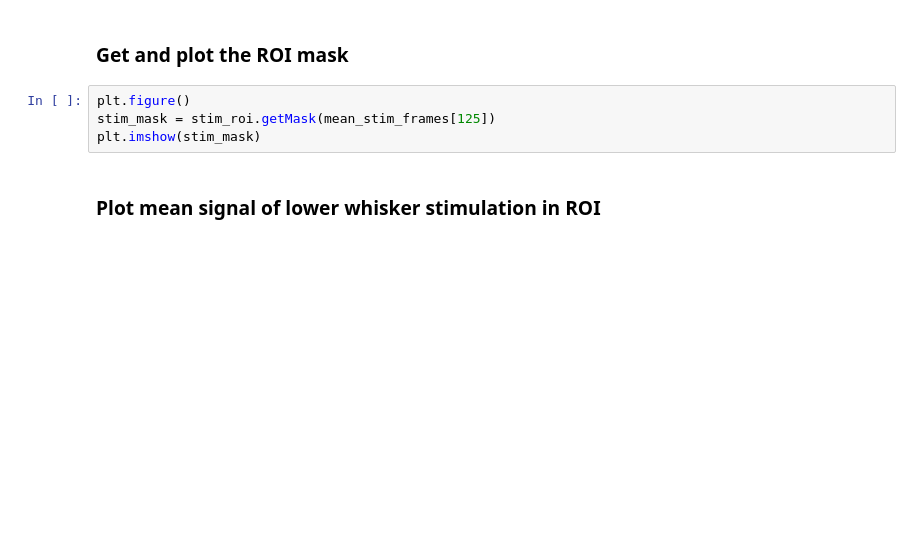
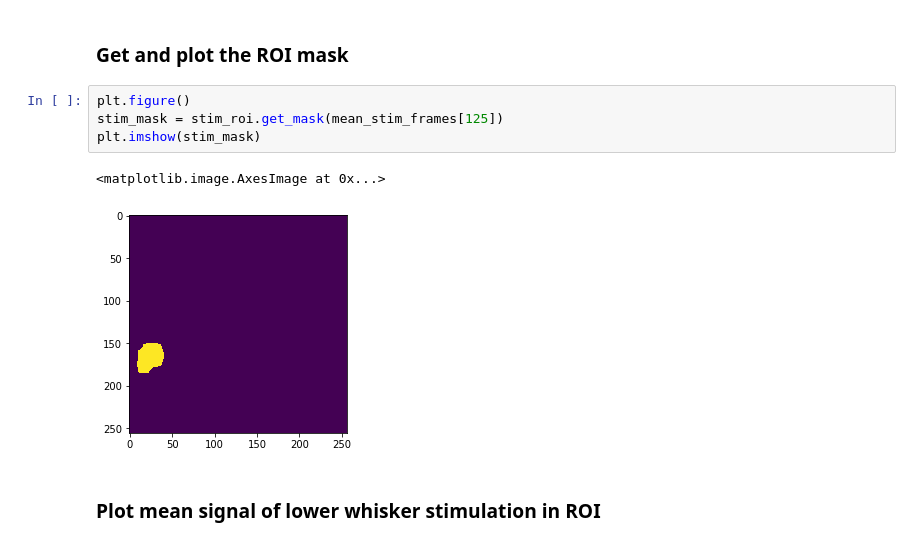
Before and after one commit to ubcbraincircuits/Dual_Imaging, a Jupyter notebook: FEDCODE/Dual_Imaging/Whisker Stimulation.ipynb, the cells around one changed output. Drawn from its saved outputs; the diff is of its cells as text; blank space fills up the shorter version.

```diff
--- a/FEDCODE/Dual_Imaging/Whisker Stimulation.ipynb
+++ b/FEDCODE/Dual_Imaging/Whisker Stimulation.ipynb
@@ -292,8 +302,11 @@ roi.display_roi()
 ### Get and plot the ROI mask
 # %%
 plt.figure()
-stim_mask = stim_roi.getMask(mean_stim_frames[125])
+stim_mask = stim_roi.get_mask(mean_stim_frames[125])
 plt.imshow(stim_mask)
+# %% [output]
+<matplotlib.image.AxesImage at 0x...>
+[figure, added]
 # %% [markdown]
 ### Plot mean signal of lower whisker stimulation in ROI
 # %%
```
Also changed, not shown: parts of 11 cells of this notebook.
